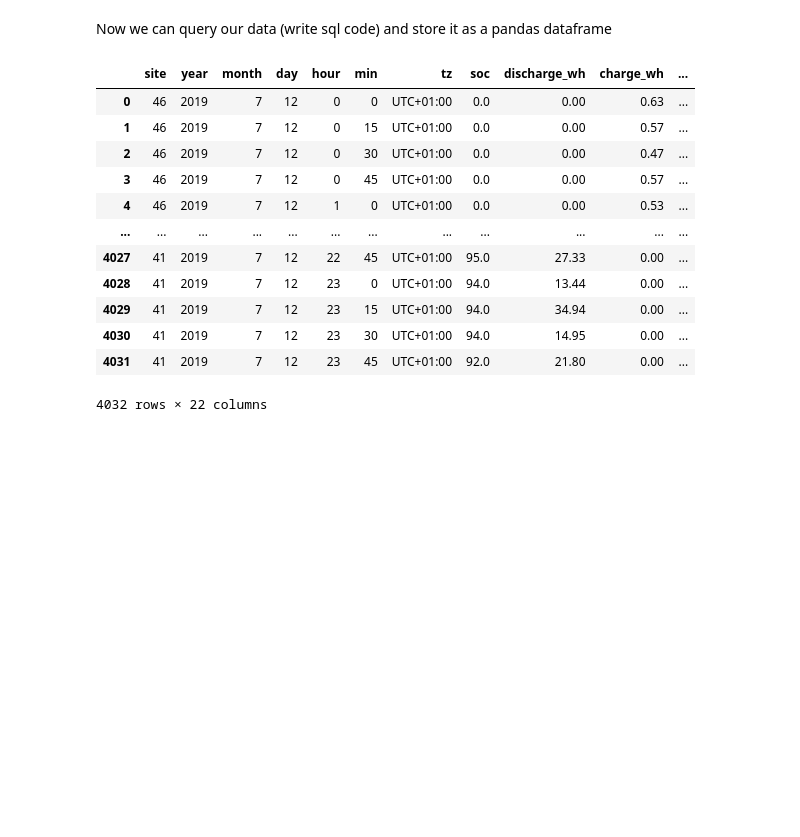
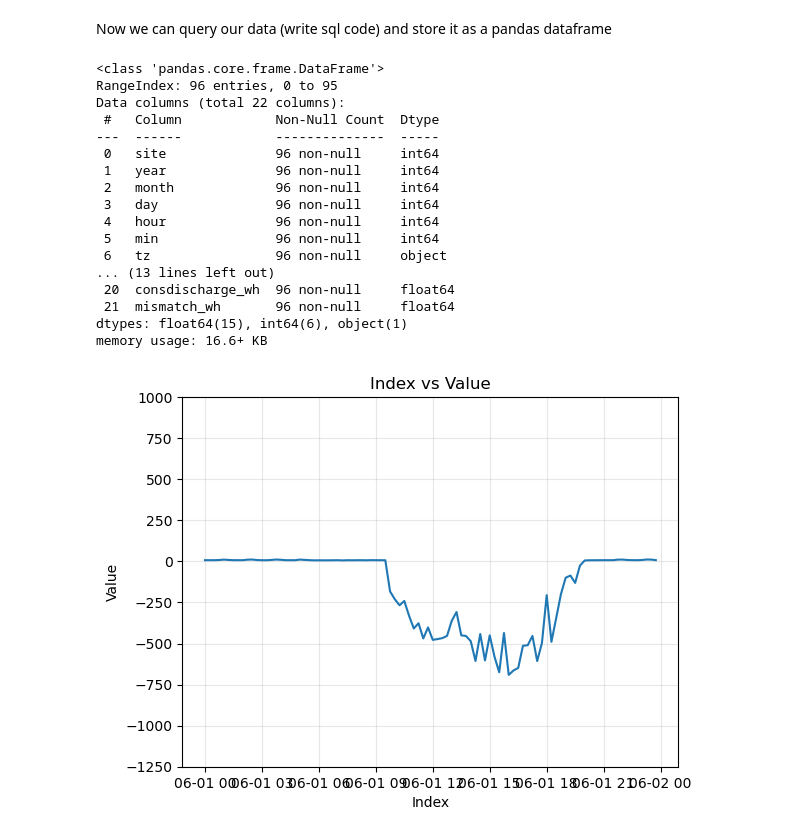
Before and after one commit to dguiraldes/aml_project, a Jupyter notebook: wills_code.ipynb, the cells around one changed output. Saved outputs shown, nothing was run; the diff lists cells and outputs as text; code cells hidden in the pictures; blank space fills up the shorter version.

```diff
--- a/wills_code.ipynb
+++ b/wills_code.ipynb
@@ -49,23 +49,27 @@ import pandas as pd
 query="""
     select *
     from agg.t_msb1m
-    where year = 2019 and month = 7 and day =12
+    where year = 2019 and month =6 and site=84 and day = 1
 """
 # %%
 df = pd.read_sql_query(query, conn)
 # %%
-df
+df.info()
 # %% [output]
-|  | site | year | month | day | hour | min | tz | soc | discharge_wh | charge_wh | ... |
-| 0 | 46 | 2019 | 7 | 12 | 0 | 0 | UTC+01:00 | 0.0 | 0.00 | 0.63 | ... |
-| 1 | 46 | 2019 | 7 | 12 | 0 | 15 | UTC+01:00 | 0.0 | 0.00 | 0.57 | ... |
-| 2 | 46 | 2019 | 7 | 12 | 0 | 30 | UTC+01:00 | 0.0 | 0.00 | 0.47 | ... |
-| 3 | 46 | 2019 | 7 | 12 | 0 | 45 | UTC+01:00 | 0.0 | 0.00 | 0.57 | ... |
-| 4 | 46 | 2019 | 7 | 12 | 1 | 0 | UTC+01:00 | 0.0 | 0.00 | 0.53 | ... |
-| ... | ... | ... | ... | ... | ... | ... | ... | ... | ... | ... | ... |
-| 4027 | 41 | 2019 | 7 | 12 | 22 | 45 | UTC+01:00 | 95.0 | 27.33 | 0.00 | ... |
-| 4028 | 41 | 2019 | 7 | 12 | 23 | 0 | UTC+01:00 | 94.0 | 13.44 | 0.00 | ... |
-| 4029 | 41 | 2019 | 7 | 12 | 23 | 15 | UTC+01:00 | 94.0 | 34.94 | 0.00 | ... |
-| 4030 | 41 | 2019 | 7 | 12 | 23 | 30 | UTC+01:00 | 94.0 | 14.95 | 0.00 | ... |
-| 4031 | 41 | 2019 | 7 | 12 | 23 | 45 | UTC+01:00 | 92.0 | 21.80 | 0.00 | ... |
-4032 rows × 22 columns
+<class 'pandas.core.frame.DataFrame'>
+RangeIndex: 96 entries, 0 to 95
+Data columns (total 22 columns):
+ #   Column            Non-Null Count  Dtype
+---  ------            --------------  -----
+ 0   site              96 non-null     int64
+ 1   year              96 non-null     int64
+ 2   month             96 non-null     int64
+ 3   day               96 non-null     int64
+ 4   hour              96 non-null     int64
+ 5   min               96 non-null     int64
+ 6   tz                96 non-null     object
+... (13 lines left out)
+ 20  consdischarge_wh  96 non-null     float64
+ 21  mismatch_wh       96 non-null     float64
+dtypes: float64(15), int64(6), object(1)
+memory usage: 16.6+ KB
@@ -73,0 +76,16 @@ df
+# %%
+df = df.rename(columns={'min': 'minute'})
+df['datetime'] = pd.to_datetime(df[['year','month', 'day', 'hour','minute']])
+df['net_load'] = df['consumption_wh'] + df['charge_wh'] - df['discharge_wh'] - df['production_wh']
+# %%
+import matplotlib.pyplot as plt
+
+plt.plot(df['datetime'],df['net_load'])
+plt.xlabel('Index')
+plt.ylabel('Value')
+plt.title('Index vs Value')
+plt.grid(alpha=0.3)
+plt.ylim(-1250,1000)
+plt.show()
+# %% [output]
+[figure, added]
```
Also changed, not shown: parts of 3 cells of this notebook.
